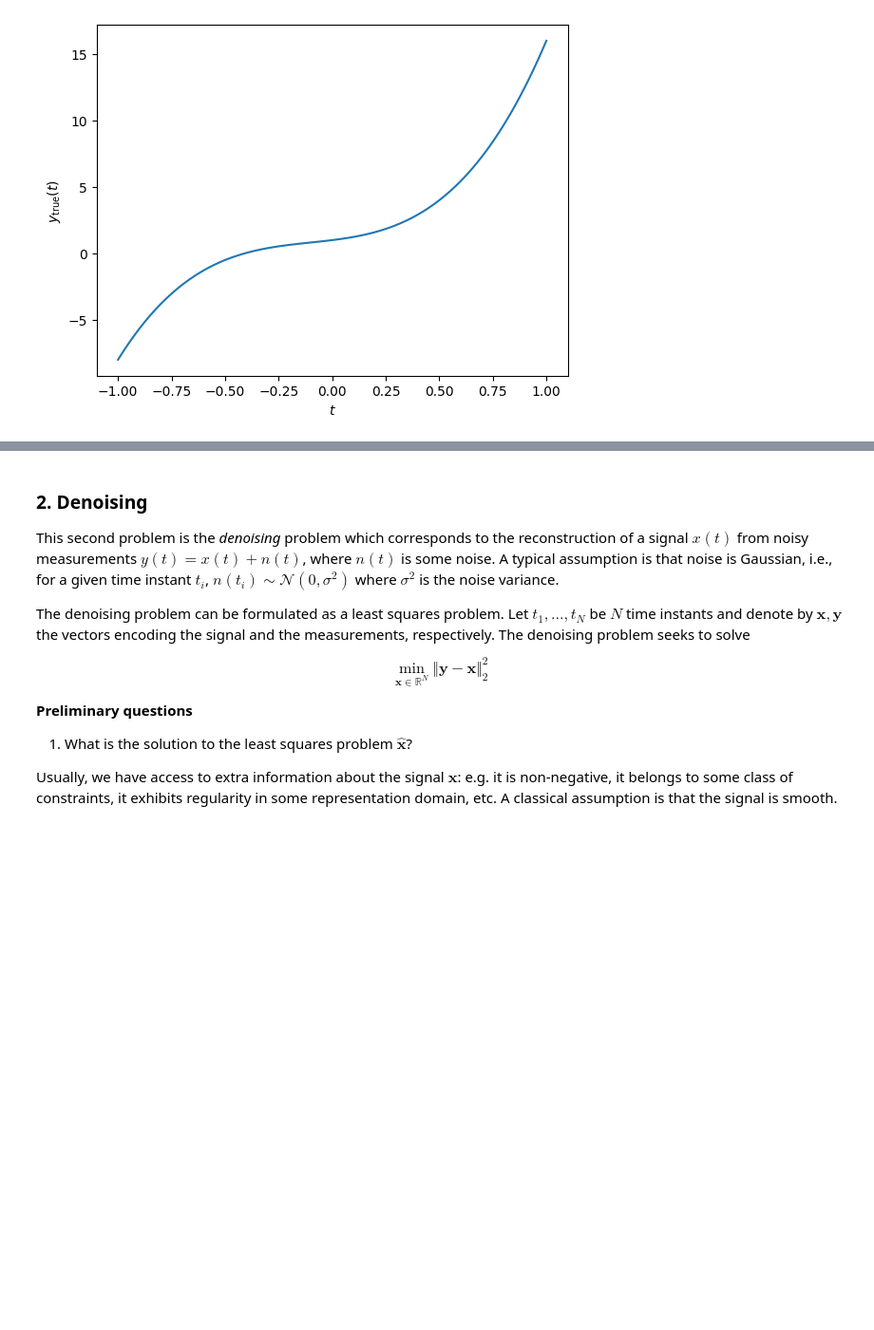
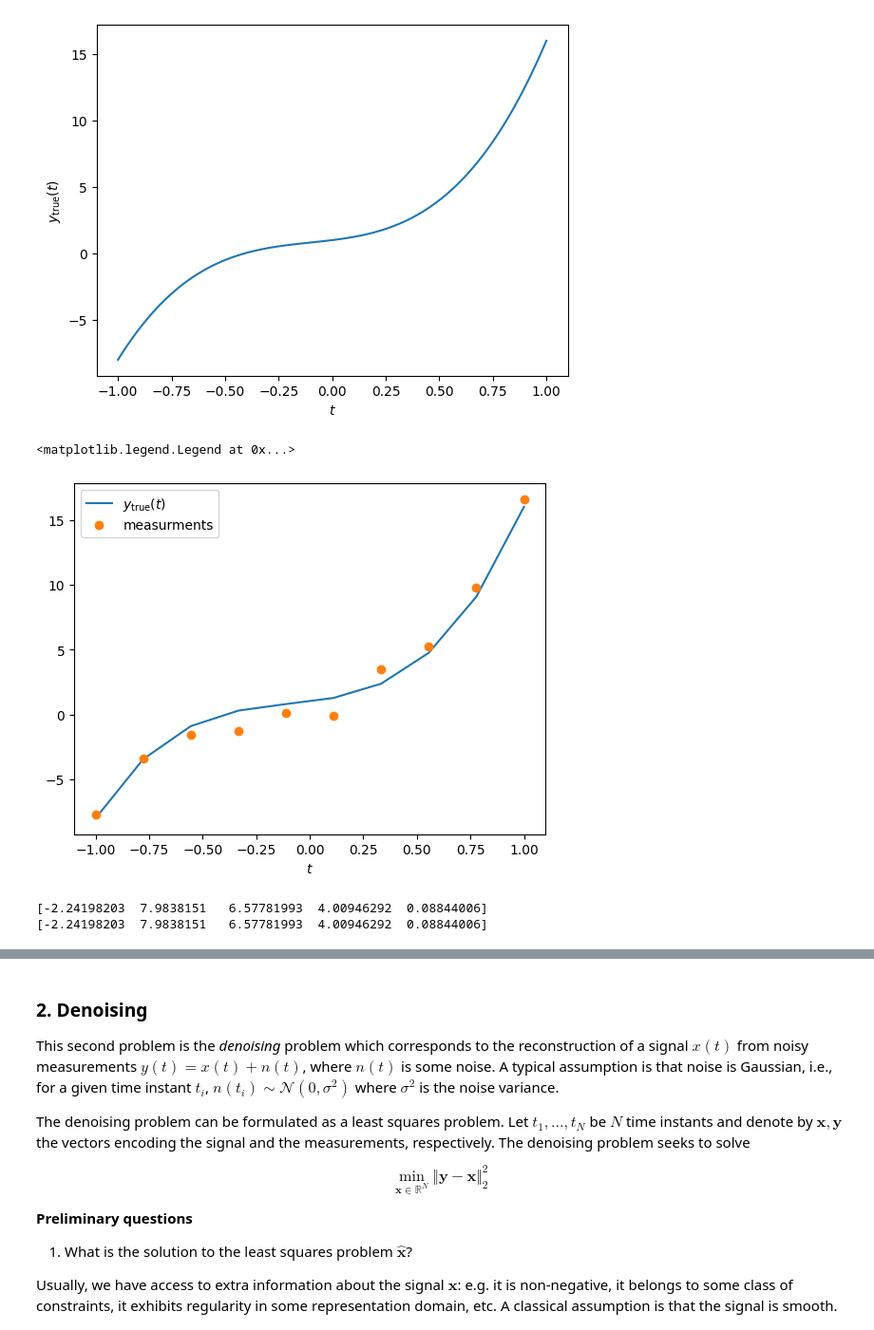
Before and after one commit to Yassine913/Info, a Jupyter notebook: notebooks/TP1.ipynb, the cells around one changed output, grey strips where cells are left out. Shown at 95% size. Drawn from its saved outputs; the diff is of its cells as text; code cells hidden in the pictures; blank space fills up the shorter version.

```diff
--- a/notebooks/TP1.ipynb
+++ b/notebooks/TP1.ipynb
@@ -61,0 +54,13 @@ Text(0, 0.5, '$y_{\\text{true}}(t)$')
+# %%
+# question 2
+np.random.seed(1203)#permet a chaque fois de generer les memes erreurs .
+t_1=np.linspace(-1,1,10)
+y_noisy=y_true(t_1)+np.random.randn(10)
+t2=np.linspace(-1,1,10)
+plt.plot(t,y_true(t),label=r'$y_{\text{true}}(t)$')
+plt.plot(t_1,y_noisy,'o',label='measurments')
+plt.xlabel('$t$')
+plt.legend()
+# %% [output]
+<matplotlib.legend.Legend at 0x...>
+[figure, added]
@@ -61,0 +71,18 @@ Text(0, 0.5, '$y_{\\text{true}}(t)$')
+# %%
+# question 4
+def y_model(t,d,X):
+  y=0
+  for i in range(d+1):
+    y+=X[d-i]*t**i
+  return y
+
+t3=np.linspace(-1,1,10)
+d=4
+B=np.vander(t,d+1)
+x1=np.linalg.pinv(B)@y_noisy
+x2=np.linalg.inv(B.T@B)@B.T@y_noisy
+print(x1)
+print(x2)
+# %% [output]
+[-2.24198203  7.9838151   6.57781993  4.00946292  0.08844006]
+[-2.24198203  7.9838151   6.57781993  4.00946292  0.08844006]
```
Also changed, not shown: parts of 6 cells of this notebook.
